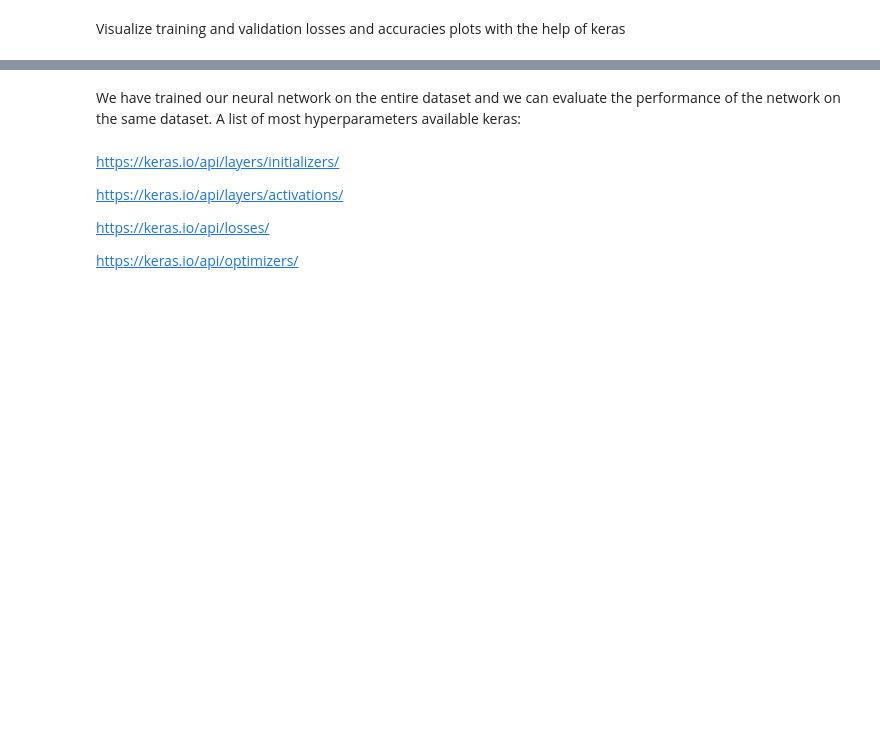
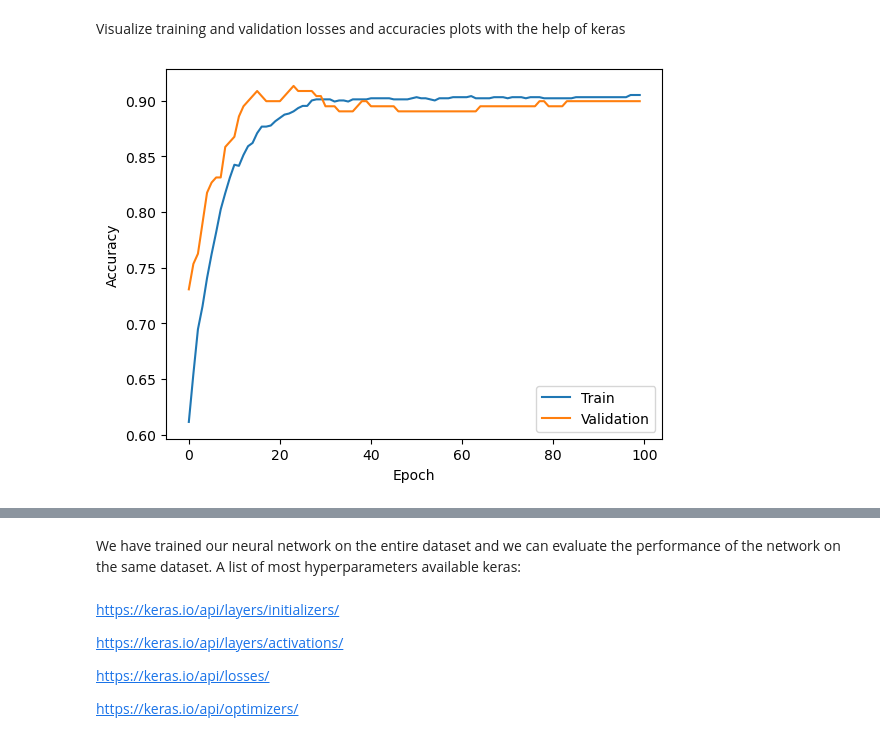
Before and after one commit to dubois-j/CampNum-ML5, a Jupyter notebook: Notebooks/ML5_keras_J1.ipynb, the cells around one changed output, grey strips where cells are left out. Drawn from its saved outputs; the diff is of its cells as text; code cells hidden in the pictures; blank space fills up the shorter version.

Commit message:
feat: keras J1

```diff
--- a/Notebooks/ML5_keras_J1.ipynb
+++ b/Notebooks/ML5_keras_J1.ipynb
@@ -86,0 +86,6 @@ Unfortunately, this function only helps us split our dataset into two. Since we
+# %%
+# splitting into train and test
+from sklearn.model_selection import train_test_split
+
+X_train, X_test, y_train, y_test = train_test_split(X, y, train_size=1022)
+X_val, X_test, y_val, y_test = train_test_split(X_test, y_test, test_size=0.5)
@@ -91,3 +106,10 @@ Feature scaling will help us see all the variables from the same scale, it will
+# %%
+# scaling
+from sklearn.preprocessing import StandardScaler
+
+scaler = StandardScaler()
+X_train = scaler.fit_transform(X_train)
+X_val, X_test = scaler.transform(X_val), scaler.transform(X_test)
 # %% [markdown]
 ## Define Keras Model.
 # %% [markdown]
@@ -131,2 +171,15 @@ We have trained our model, which gives us a correct accuracy. But we haven't use
+# %%
+model = keras.Sequential(
+    [
+        Dense(12, activation='relu', name="Hidden_Layer_1"),
+        Dense(16, activation='relu', name='Hidden_Layer_2'),
+        Dense(1, activation='sigmoid')
+    ]
+)
+# compile model
+model.compile(loss='mean_squared_error', optimizer='sgd', metrics=['accuracy'])
+# %%
+# train model
+history2 = model.fit(X_train, y_train, validation_data=(X_val, y_val), batch_size=32, epochs=100, verbose=0)
 # %%
 # predict on TEST set
@@ -138,3 +196,11 @@ Visualize training and validation losses and accuracies plots with the help of k
 # %%
 # visualize training and validation accuracies
 import matplotlib.pyplot as plt
+plt.plot(history2.history["accuracy"], label="Train")
+plt.plot(history2.history["val_accuracy"], label="Validation")
+plt.legend()
+plt.ylabel("Accuracy")
+plt.xlabel("Epoch")
+plt.show()
+# %% [output]
+[figure, added]
```
Also changed, not shown: parts of 21 cells of this notebook.
